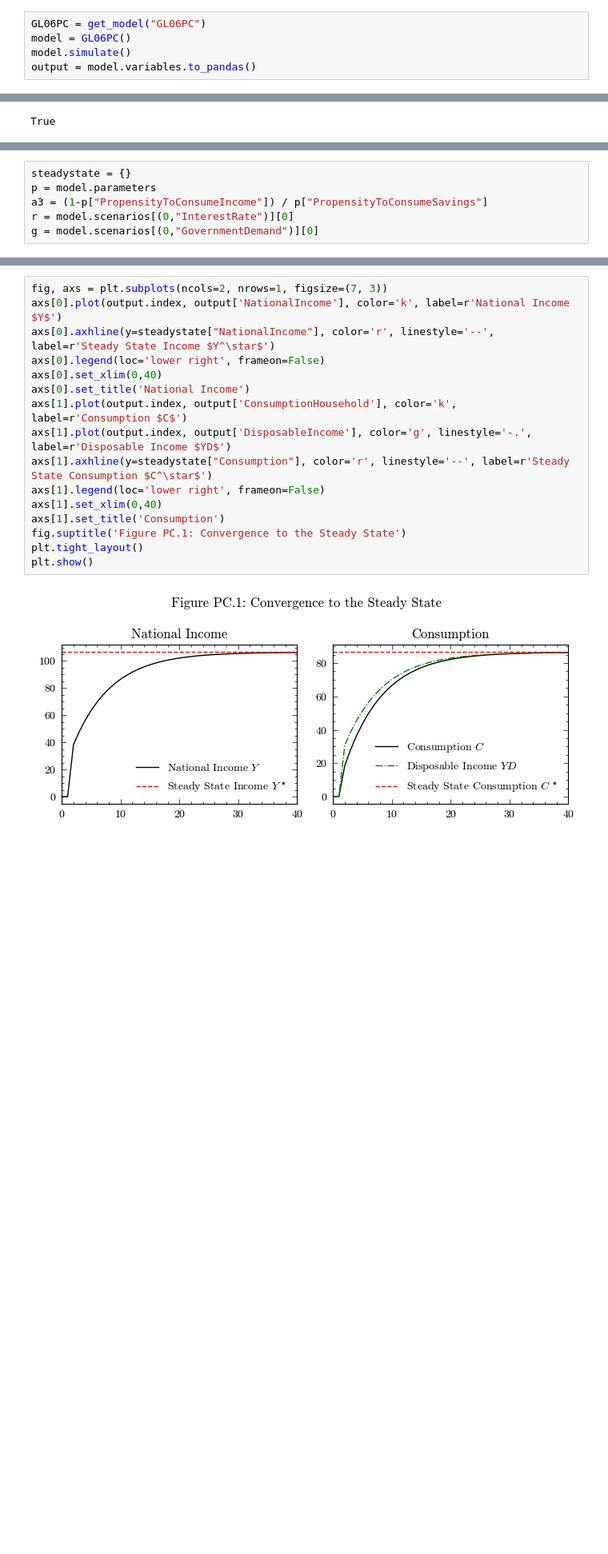
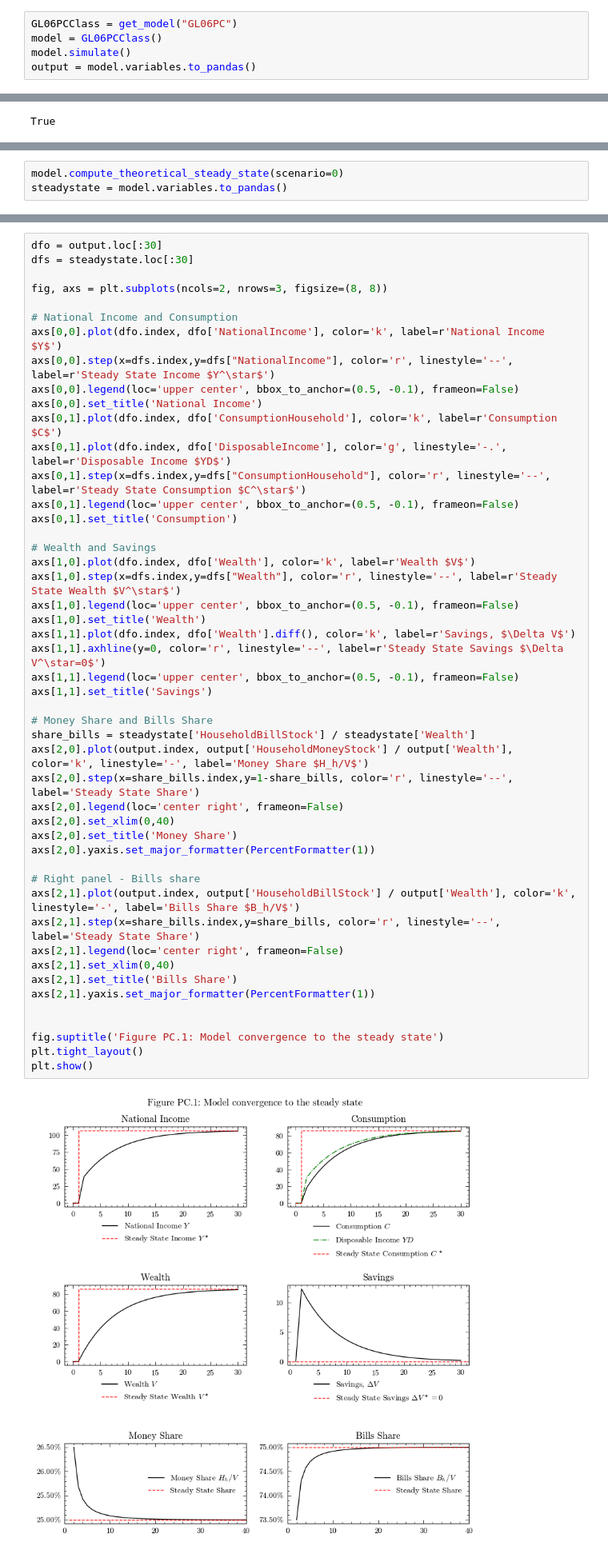
Before and after one commit to KarlNaumann/MacroStat, a Jupyter notebook: docs/models/GL06/GL06PC.ipynb, the cells around one changed output, grey strips where cells are left out. Shown: that part at 80% size. Cells and saved outputs as stored; diff of their text form; blank space fills up the shorter version.

```diff
--- a/docs/models/GL06/GL06PC.ipynb
+++ b/docs/models/GL06/GL06PC.ipynb
@@ -179,8 +181,8 @@ logging.basicConfig(stream=sys.stdout, level=logging.DEBUG)
 # %% [markdown]
 First, we can run the model without any shocks to see the convergence to the steady state.
 # %%
-GL06PC = get_model("GL06PC")
-model = GL06PC()
+GL06PCClass = get_model("GL06PC")
+model = GL06PCClass()
 model.simulate()
 output = model.variables.to_pandas()
 # %% [output]
@@ -212,6 +201,0 @@ we can solve for the steady state values of the variables.
-# %%
-steadystate = {}
-p = model.parameters
-a3 = (1-p["PropensityToConsumeIncome"]) / p["PropensityToConsumeSavings"]
-r = model.scenarios[(0,"InterestRate")][0]
-g = model.scenarios[(0,"GovernmentDemand")][0]
@@ -255,0 +222,3 @@ steadystate["Consumption"] = steadystate["DisposableIncome"]
+# %%
+model.compute_theoretical_steady_state(scenario=0)
+steadystate = model.variables.to_pandas()
@@ -256,18 +227,50 @@ steadystate["Consumption"] = steadystate["DisposableIncome"]
 # %%
-fig, axs = plt.subplots(ncols=2, nrows=1, figsize=(7, 3))
-axs[0].plot(output.index, output['NationalIncome'], color='k', label=r'National Income $Y$')
-axs[0].axhline(y=steadystate["NationalIncome"], color='r', linestyle='--', label=r'Steady State Income $Y^\star$')
-axs[0].legend(loc='lower right', frameon=False)
-axs[0].set_xlim(0,40)
-axs[0].set_title('National Income')
-axs[1].plot(output.index, output['ConsumptionHousehold'], color='k', label=r'Consumption $C$')
-axs[1].plot(output.index, output['DisposableIncome'], color='g', linestyle='-.', label=r'Disposable Income $YD$')
-axs[1].axhline(y=steadystate["Consumption"], color='r', linestyle='--', label=r'Steady State Consumption $C^\star$')
-axs[1].legend(loc='lower right', frameon=False)
-axs[1].set_xlim(0,40)
-axs[1].set_title('Consumption')
-fig.suptitle('Figure PC.1: Convergence to the Steady State')
+dfo = output.loc[:30]
+dfs = steadystate.loc[:30]
+
+fig, axs = plt.subplots(ncols=2, nrows=3, figsize=(8, 8))
+
+# National Income and Consumption
+axs[0,0].plot(dfo.index, dfo['NationalIncome'], color='k', label=r'National Income $Y$')
+axs[0,0].step(x=dfs.index,y=dfs["NationalIncome"], color='r', linestyle='--', label=r'Steady State Income $Y^\star$')
+axs[0,0].legend(loc='upper center', bbox_to_anchor=(0.5, -0.1), frameon=False)
+axs[0,0].set_title('National Income')
+axs[0,1].plot(dfo.index, dfo['ConsumptionHousehold'], color='k', label=r'Consumption $C$')
+axs[0,1].plot(dfo.index, dfo['DisposableIncome'], color='g', linestyle='-.', label=r'Disposable Income $YD$')
+axs[0,1].step(x=dfs.index,y=dfs["ConsumptionHousehold"], color='r', linestyle='--', label=r'Steady State Consumption $C^\star$')
+axs[0,1].legend(loc='upper center', bbox_to_anchor=(0.5, -0.1), frameon=False)
+axs[0,1].set_title('Consumption')
+
+# Wealth and Savings
+axs[1,0].plot(dfo.index, dfo['Wealth'], color='k', label=r'Wealth $V$')
+axs[1,0].step(x=dfs.index,y=dfs["Wealth"], color='r', linestyle='--', label=r'Steady State Wealth $V^\star$')
+axs[1,0].legend(loc='upper center', bbox_to_anchor=(0.5, -0.1), frameon=False)
+axs[1,0].set_title('Wealth')
+axs[1,1].plot(dfo.index, dfo['Wealth'].diff(), color='k', label=r'Savings, $\Delta V$')
+axs[1,1].axhline(y=0, color='r', linestyle='--', label=r'Steady State Savings $\Delta V^\star=0$')
+axs[1,1].legend(loc='upper center', bbox_to_anchor=(0.5, -0.1), frameon=False)
+axs[1,1].set_title('Savings')
+
+# Money Share and Bills Share
+share_bills = steadystate['HouseholdBillStock'] / steadystate['Wealth']
+axs[2,0].plot(output.index, output['HouseholdMoneyStock'] / output['Wealth'], color='k', linestyle='-', label='Money Share $H_h/V$')
+axs[2,0].step(x=share_bills.index,y=1-share_bills, color='r', linestyle='--', label='Steady State Share')
+axs[2,0].legend(loc='center right', frameon=False)
+axs[2,0].set_xlim(0,40)
+axs[2,0].set_title('Money Share')
+axs[2,0].yaxis.set_major_formatter(PercentFormatter(1))
+
+# Right panel - Bills share
+axs[2,1].plot(output.index, output['HouseholdBillStock'] / output['Wealth'], color='k', linestyle='-', label='Bills Share $B_h/V$')
+axs[2,1].step(x=share_bills.index,y=share_bills, color='r', linestyle='--', label='Steady State Share')
+axs[2,1].legend(loc='center right', frameon=False)
+axs[2,1].set_xlim(0,40)
+axs[2,1].set_title('Bills Share')
+axs[2,1].yaxis.set_major_formatter(PercentFormatter(1))
+
+
+fig.suptitle('Figure PC.1: Model convergence to the steady state')
 plt.tight_layout()
 plt.show()
 # %% [output]
-[figure, old version]
+[figure, new version]
```
Also changed, not shown: parts of 26 cells of this notebook, 26 other files.
